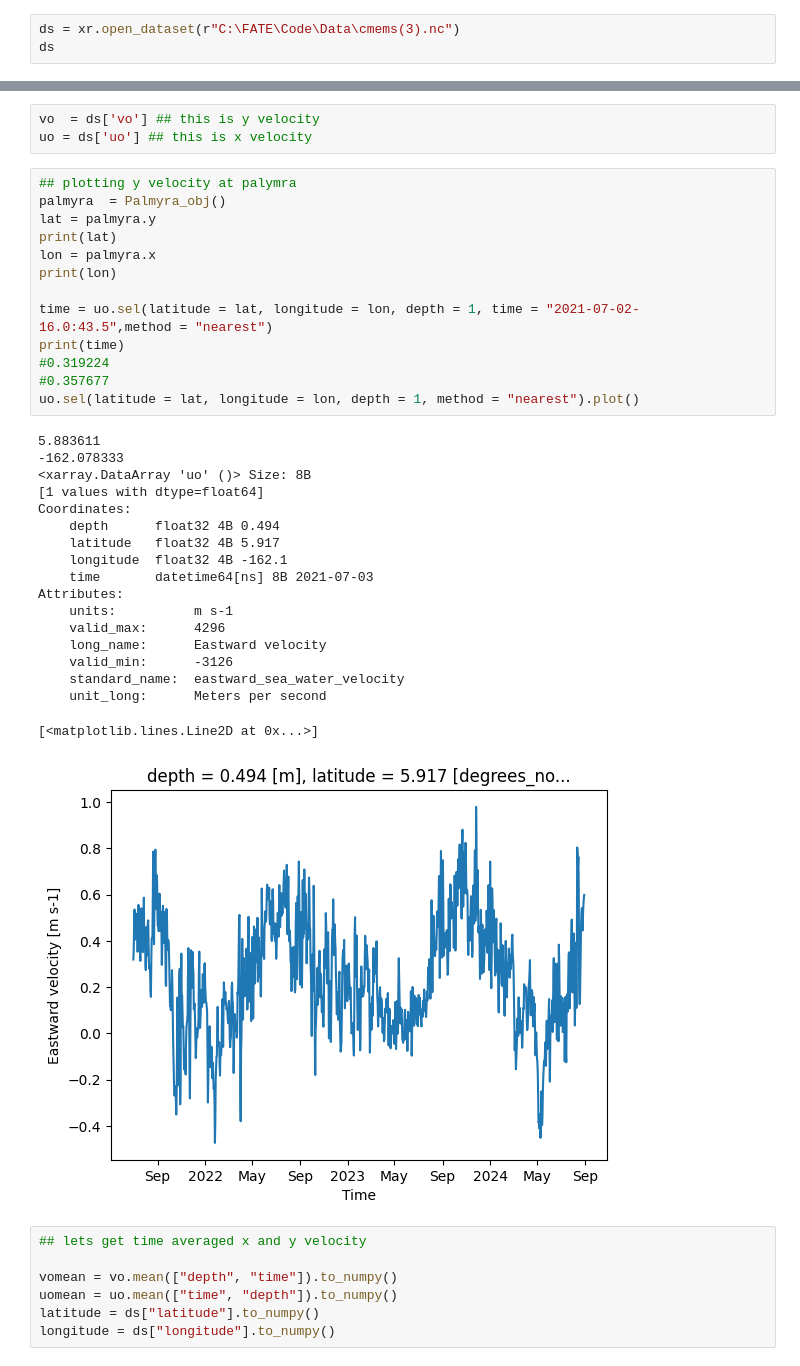
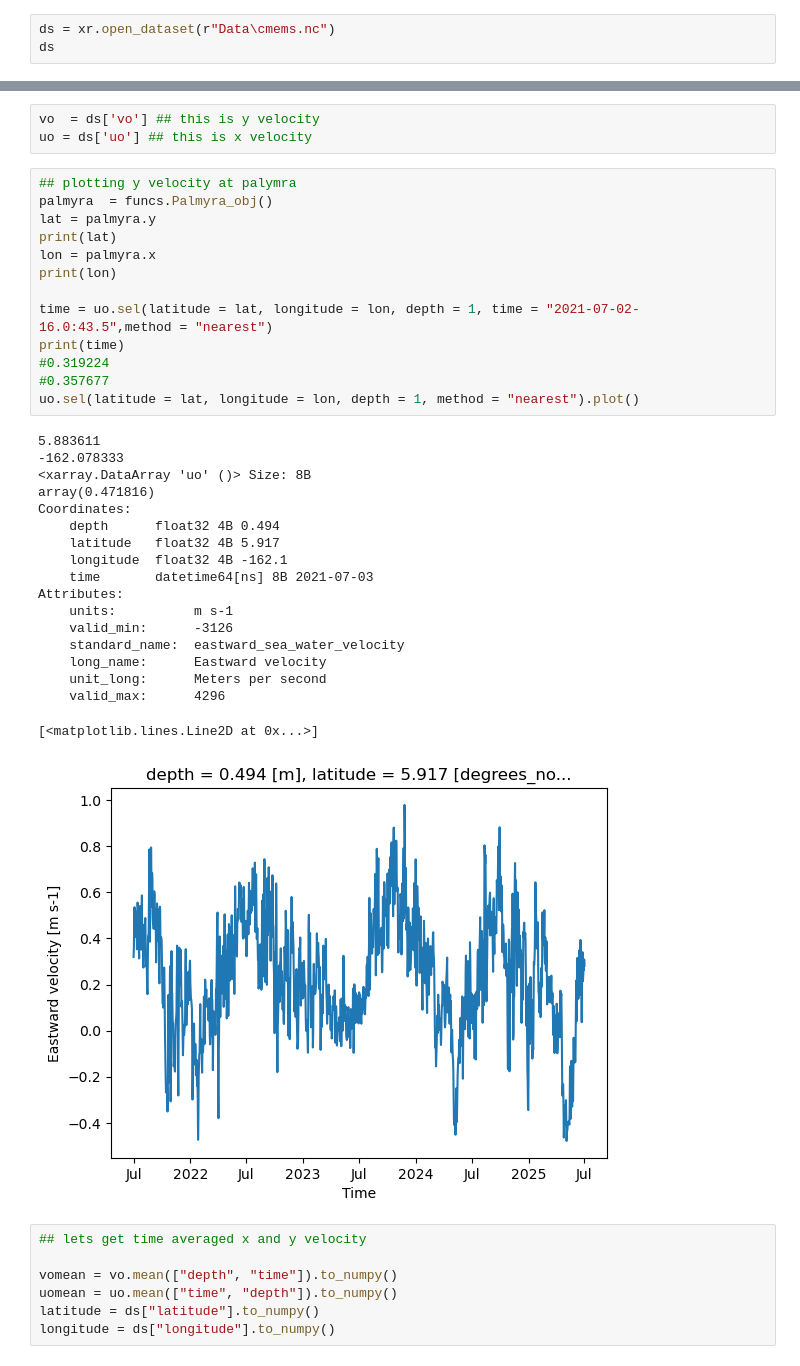
Before and after one commit to Colin-zerfass/fate-core, a Jupyter notebook: Code/Cmens_meancurrent.ipynb, the cells around one changed output, grey strips where cells are left out. Saved outputs shown, nothing was run; the diff lists cells and outputs as text.

```diff
--- a/Code/Cmens_meancurrent.ipynb
+++ b/Code/Cmens_meancurrent.ipynb
@@ -11,6 +15,6 @@ import matplotlib.pyplot as plt
 - shows mean flow of CMEMS
 - compairs to dFAD mean flow
 # %%
-ds = xr.open_dataset(r"C:\FATE\Code\Data\cmems(3).nc")
+ds = xr.open_dataset(r"Data\cmems.nc")
 ds
 # %% [output]
@@ -32,36 +36,36 @@ vo  = ds['vo'] ## this is y velocity
 uo = ds['uo'] ## this is x velocity
 # %%
 ## plotting y velocity at palymra
-palmyra  = Palmyra_obj()
+palmyra  = funcs.Palmyra_obj()
 lat = palmyra.y
 print(lat)
 lon = palmyra.x
 print(lon)
 
 time = uo.sel(latitude = lat, longitude = lon, depth = 1, time = "2021-07-02-16.0:43.5",method = "nearest")
 print(time)
 #0.319224
 #0.357677
 uo.sel(latitude = lat, longitude = lon, depth = 1, method = "nearest").plot()
 # %% [output]
 5.883611
 -162.078333
 <xarray.DataArray 'uo' ()> Size: 8B
-[1 values with dtype=float64]
+array(0.471816)
 Coordinates:
     depth      float32 4B 0.494
     latitude   float32 4B 5.917
     longitude  float32 4B -162.1
     time       datetime64[ns] 8B 2021-07-03
 Attributes:
     units:          m s-1
-    valid_max:      4296
-    long_name:      Eastward velocity
     valid_min:      -3126
     standard_name:  eastward_sea_water_velocity
+    long_name:      Eastward velocity
     unit_long:      Meters per second
+    valid_max:      4296
 [<matplotlib.lines.Line2D at 0x...>]
-[figure, old version]
+[figure, new version]
 # %%
 ## lets get time averaged x and y velocity
 
```
Also changed, not shown: parts of 9 cells of this notebook, 1 other file.
